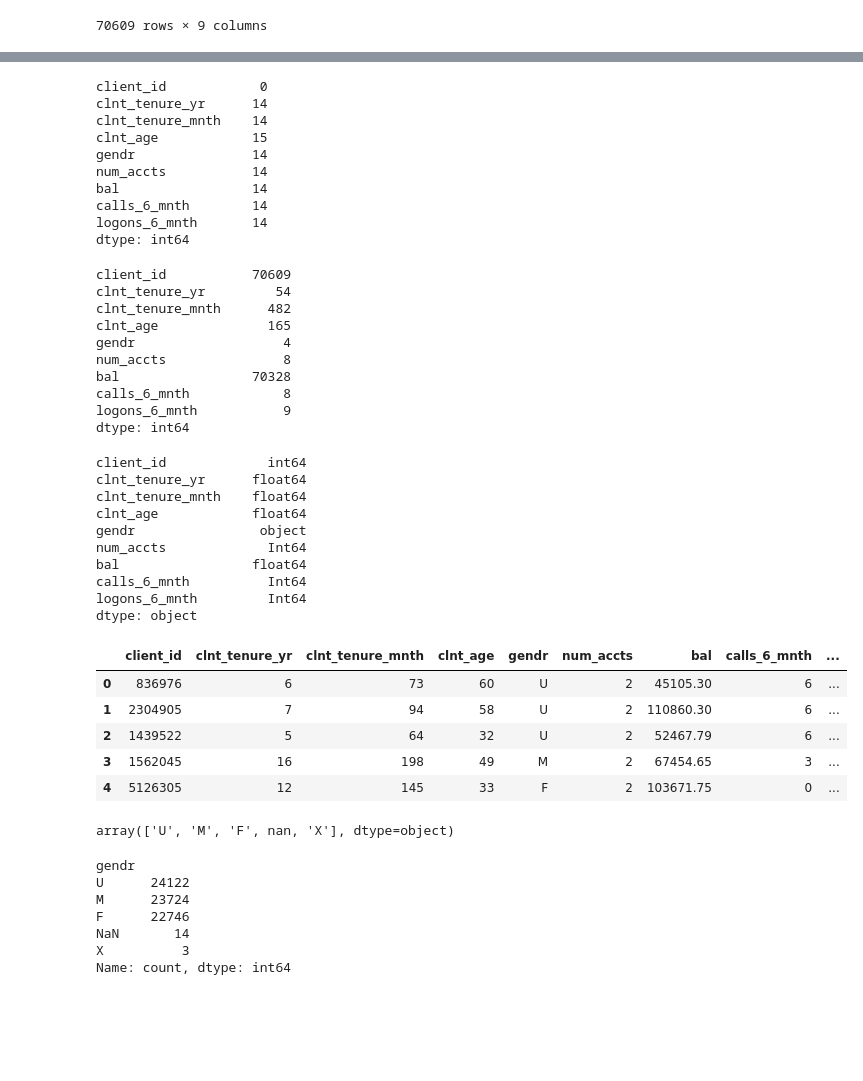
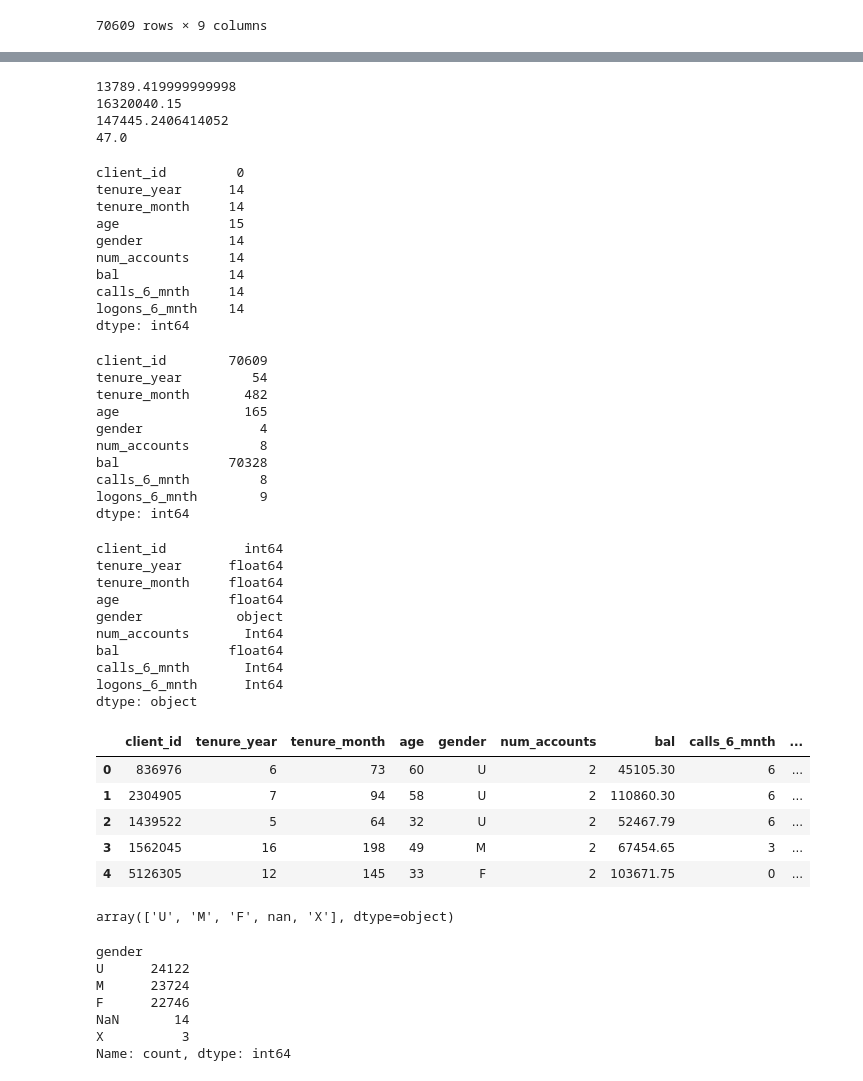
Before and after one commit to bperezlovisolo/Proyecto_4, a Jupyter notebook: notebooks/eda_demo.ipynb, the cells around one changed output, grey strips where cells are left out. Saved outputs shown, nothing was run; the diff lists cells and outputs as text; code cells hidden in the pictures; blank space fills up the shorter version.

Commit message:
perfil cliente

```diff
--- a/notebooks/eda_demo.ipynb
+++ b/notebooks/eda_demo.ipynb
@@ -43,31 +43,43 @@ Data columns (total 9 columns):
 50%         2.000000  6.333290e+04      3.000000       5.000000
 75%         2.000000  1.375449e+05      6.000000       7.000000
 max         8.000000  1.632004e+07      7.000000       9.000000
+# %%
+df_finaldemo = df_finaldemo.rename(columns={'clnt_tenure_yr': 'tenure_year', 'clnt_tenure_mnth': 'tenure_month', 'clnt_age': 'age', 'gendr': 'gender', 'num_accts': 'num_accounts'})
+# %%
+print(df_finaldemo['bal'].min())
+print(df_finaldemo['bal'].max())
+print(df_finaldemo['bal'].mean())
+print(df_finaldemo['age'].median())
+# %% [output]
+13789.419999999998
+16320040.15
+147445.2406414052
+47.0
 # %%
 df_finaldemo.isna().sum()
 # %% [output]
-client_id            0
-clnt_tenure_yr      14
-clnt_tenure_mnth    14
-clnt_age            15
-gendr               14
-num_accts           14
-bal                 14
-calls_6_mnth        14
-logons_6_mnth       14
+client_id         0
+tenure_year      14
+tenure_month     14
+age              15
+gender           14
+num_accounts     14
+bal              14
+calls_6_mnth     14
+logons_6_mnth    14
 dtype: int64
 # %%
 df_finaldemo.nunique()
 # %% [output]
-client_id           70609
-clnt_tenure_yr         54
-clnt_tenure_mnth      482
-clnt_age              165
-gendr                   4
-num_accts               8
-bal                 70328
-calls_6_mnth            8
-logons_6_mnth           9
+client_id        70609
+tenure_year         54
+tenure_month       482
+age                165
+gender               4
+num_accounts         8
+bal              70328
+calls_6_mnth         8
+logons_6_mnth        9
 dtype: int64
 # %%
 # Algunos float que deberían ser int.
@@ -76,28 +88,28 @@ dtype: int64
 # Mínimo de 13.5 de edad. Habrá que limpiar decimales y no contar age<18?
 # Algunos nulos (14-15) menos en client_id.
 # %%
-df_finaldemo['num_accts'] = df_finaldemo['num_accts'].astype("Int64")
+df_finaldemo['num_accounts'] = df_finaldemo['num_accounts'].astype("Int64")
 df_finaldemo['calls_6_mnth'] = df_finaldemo['calls_6_mnth'].astype("Int64")
 df_finaldemo['logons_6_mnth'] = df_finaldemo['logons_6_mnth'].astype("Int64")
 df_finaldemo.dtypes
 # %% [output]
-client_id             int64
-clnt_tenure_yr      float64
-clnt_tenure_mnth    float64
-clnt_age            float64
-gendr                object
-num_accts             Int64
-bal                 float64
-calls_6_mnth          Int64
-logons_6_mnth         Int64
+client_id          int64
+tenure_year      float64
+tenure_month     float64
+age              float64
+gender            object
+num_accounts       Int64
+bal              float64
+calls_6_mnth       Int64
+logons_6_mnth      Int64
 dtype: object
 # %%
-df_finaldemo['clnt_tenure_yr'] = df_finaldemo['clnt_tenure_yr'].round(0).astype('Int64')
-df_finaldemo['clnt_tenure_mnth'] = df_finaldemo['clnt_tenure_mnth'].round(0).astype('Int64')
-df_finaldemo['clnt_age'] = df_finaldemo['clnt_age'].round(0).astype('Int64')
+df_finaldemo['tenure_year'] = df_finaldemo['tenure_year'].round(0).astype('Int64')
+df_finaldemo['tenure_month'] = df_finaldemo['tenure_month'].round(0).astype('Int64')
+df_finaldemo['age'] = df_finaldemo['age'].round(0).astype('Int64')
 df_finaldemo.head()
 # %% [output]
-|  | client_id | clnt_tenure_yr | clnt_tenure_mnth | clnt_age | gendr | num_accts | bal | calls_6_mnth | ... |
+|  | client_id | tenure_year | tenure_month | age | gender | num_accounts | bal | calls_6_mnth | ... |
 | 0 | 836976 | 6 | 73 | 60 | U | 2 | 45105.30 | 6 | ... |
 | 1 | 2304905 | 7 | 94 | 58 | U | 2 | 110860.30 | 6 | ... |
 | 2 | 1439522 | 5 | 64 | 32 | U | 2 | 52467.79 | 6 | ... |
@@ -108,9 +120,9 @@ df_finaldemo['gendr'].unique()
 # %% [output]
 array(['U', 'M', 'F', nan, 'X'], dtype=object)
 # %%
-df_finaldemo['gendr'].value_counts(dropna=False)
+df_finaldemo['gender'].value_counts(dropna=False)
 # %% [output]
-gendr
+gender
 U      24122
 M      23724
 F      22746
```
Also changed, not shown: parts of 19 cells of this notebook.
